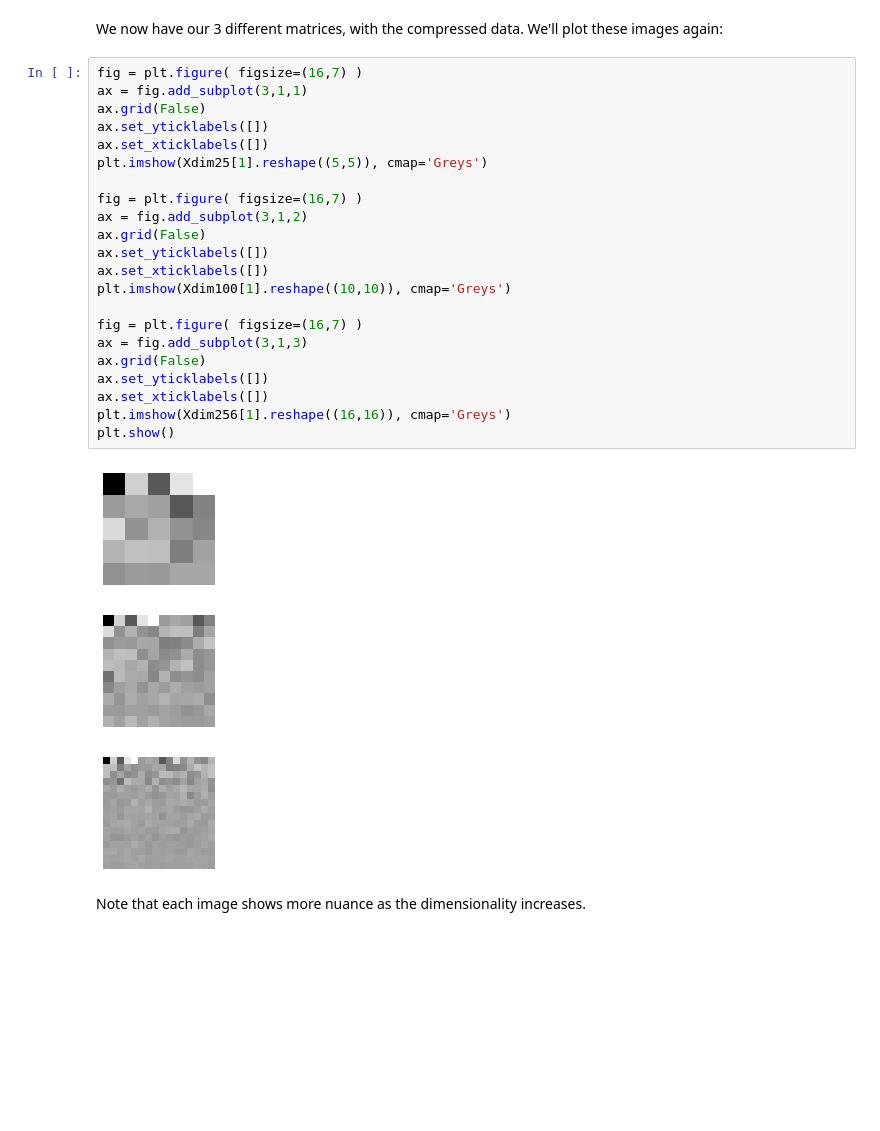
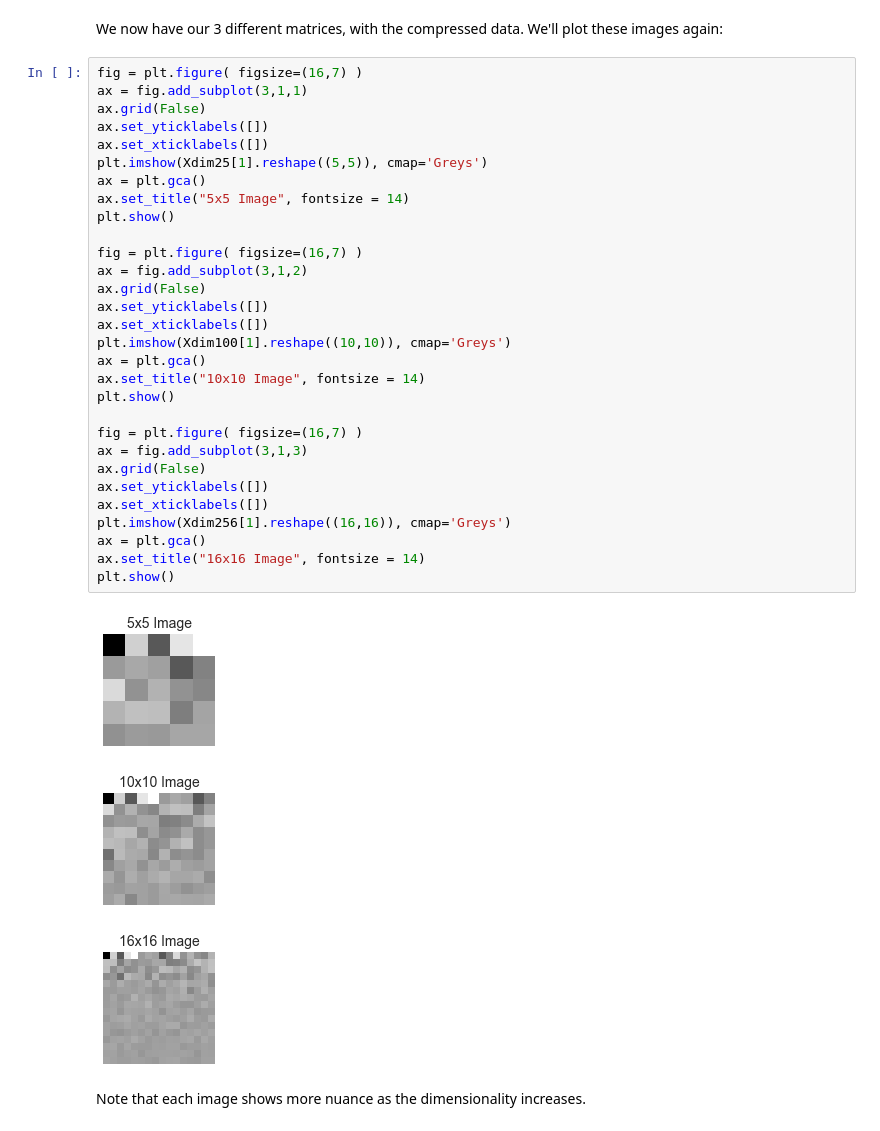
Before and after one commit to jhigbee2/byu_econ_applied_machine_learning, a Jupyter notebook: homeworks/ps5.ipynb, the cells around one changed output. Saved outputs shown, nothing was run; the diff lists cells and outputs as text; blank space fills up the shorter version.

```diff
--- a/homeworks/ps5.ipynb
+++ b/homeworks/ps5.ipynb
@@ -194,29 +201,37 @@ We now have our 3 different matrices, with the compressed data. We'll plot these
 # %%
 fig = plt.figure( figsize=(16,7) )
 ax = fig.add_subplot(3,1,1)
 ax.grid(False)
 ax.set_yticklabels([])
 ax.set_xticklabels([])
 plt.imshow(Xdim25[1].reshape((5,5)), cmap='Greys')
+ax = plt.gca()
+ax.set_title("5x5 Image", fontsize = 14)
+plt.show()
 
 fig = plt.figure( figsize=(16,7) )
 ax = fig.add_subplot(3,1,2)
 ax.grid(False)
 ax.set_yticklabels([])
 ax.set_xticklabels([])
 plt.imshow(Xdim100[1].reshape((10,10)), cmap='Greys')
+ax = plt.gca()
+ax.set_title("10x10 Image", fontsize = 14)
+plt.show()
 
 fig = plt.figure( figsize=(16,7) )
 ax = fig.add_subplot(3,1,3)
 ax.grid(False)
 ax.set_yticklabels([])
 ax.set_xticklabels([])
 plt.imshow(Xdim256[1].reshape((16,16)), cmap='Greys')
+ax = plt.gca()
+ax.set_title("16x16 Image", fontsize = 14)
 plt.show()
 # %% [output]
-[figure, old version]
+[figure, new version]
-[figure, old version]
+[figure, new version]
-[figure, old version]
+[figure, new version]
 # %% [markdown]
 Note that each image shows more nuance as the dimensionality increases.
 # %% [markdown]
```
Also changed, not shown: parts of 30 cells of this notebook.
